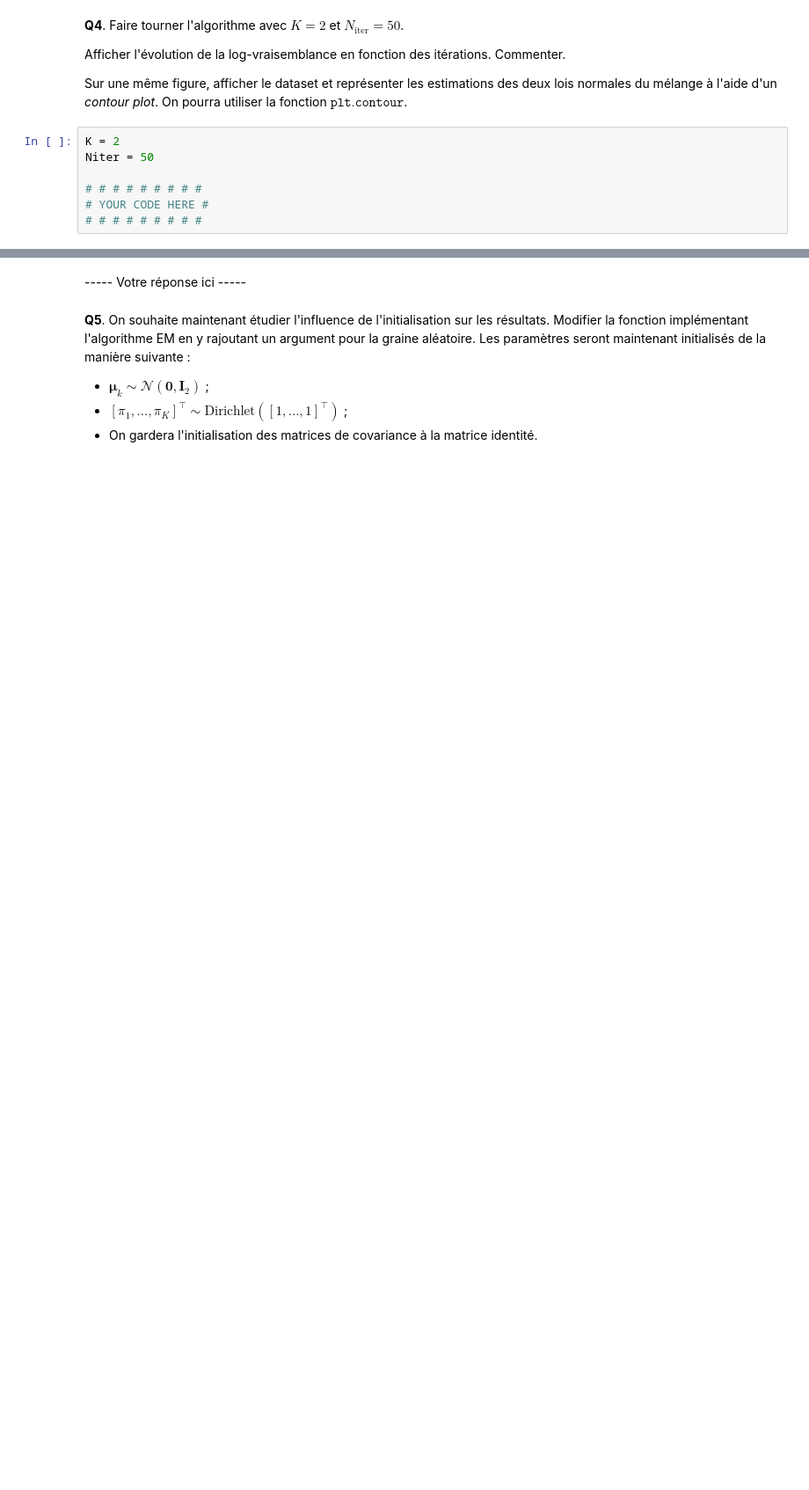
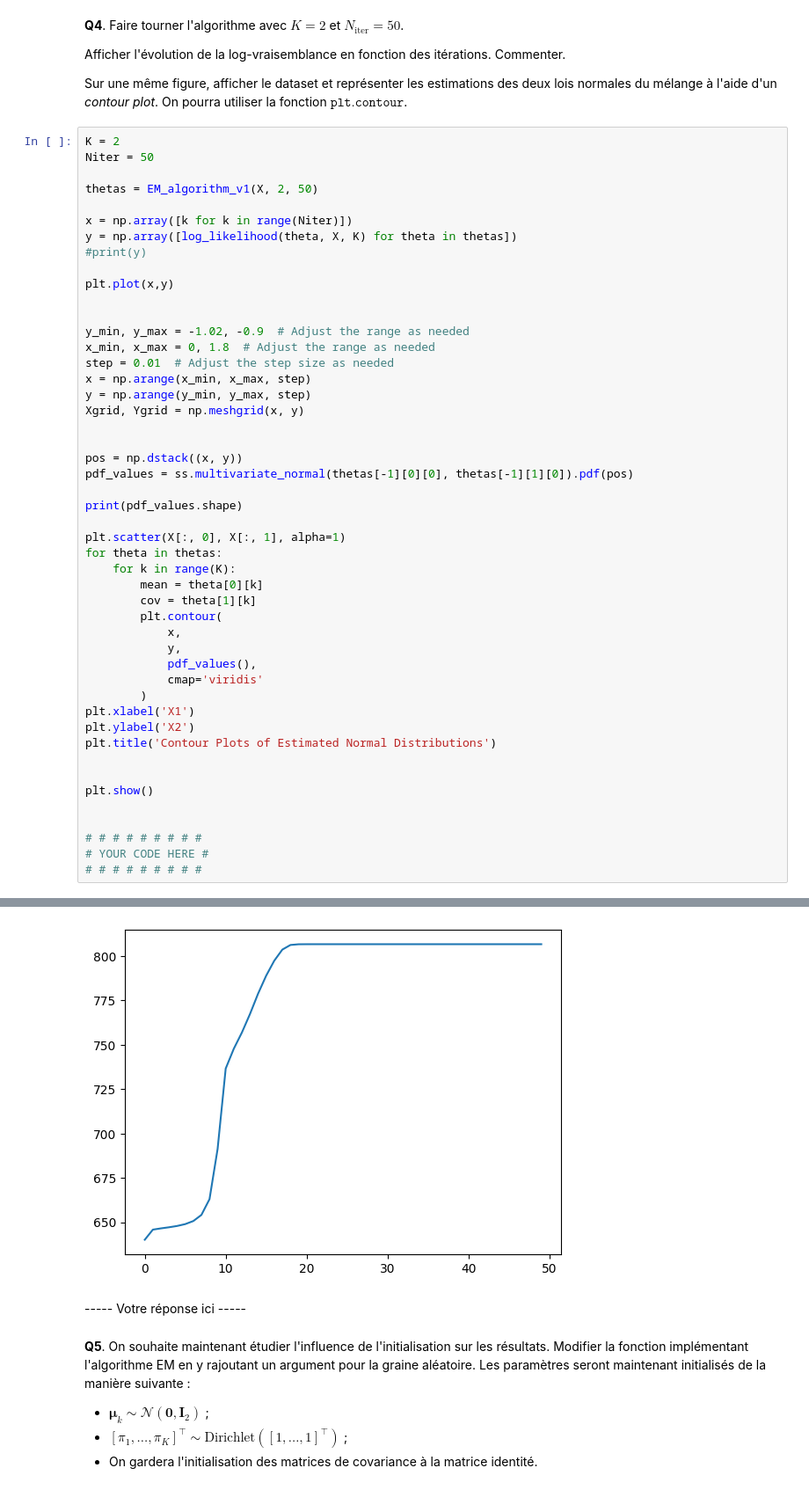
Before and after one commit to Ben1306/introduction_stats_sdia, a Jupyter notebook: tp1_stats.ipynb, the cells around one changed output, grey strips where cells are left out. Shown at 88% size. Saved outputs shown, nothing was run; the diff lists cells and outputs as text; blank space fills up the shorter version.

```diff
--- a/tp1_stats.ipynb
+++ b/tp1_stats.ipynb
@@ -119,6 +157,48 @@ Sur une même figure, afficher le dataset et représenter les estimations des de
 K = 2
 Niter = 50
 
+thetas = EM_algorithm_v1(X, 2, 50)
+
+x = np.array([k for k in range(Niter)])
+y = np.array([log_likelihood(theta, X, K) for theta in thetas])
+#print(y)
+
+plt.plot(x,y)
+
+
+y_min, y_max = -1.02, -0.9  # Adjust the range as needed
+x_min, x_max = 0, 1.8  # Adjust the range as needed
+step = 0.01  # Adjust the step size as needed
+x = np.arange(x_min, x_max, step)
+y = np.arange(y_min, y_max, step)
+Xgrid, Ygrid = np.meshgrid(x, y)
+
+
+pos = np.dstack((x, y))
+pdf_values = ss.multivariate_normal(thetas[-1][0][0], thetas[-1][1][0]).pdf(pos)
+
+print(pdf_values.shape)
+
+plt.scatter(X[:, 0], X[:, 1], alpha=1)
+for theta in thetas:
+    for k in range(K):
+        mean = theta[0][k]
+        cov = theta[1][k]
+        plt.contour(
+            x,
+            y,
+            pdf_values(),
+            cmap='viridis'
+        )
+plt.xlabel('X1')
+plt.ylabel('X2')
+plt.title('Contour Plots of Estimated Normal Distributions')
+
+
+plt.show()
+
+
 # # # # # # # # #
 # YOUR CODE HERE #
 # # # # # # # # #
+# %% [output]
@@ -125,3 +214,4 @@ Niter = 50
+[figure, added]
 # %% [markdown]
 ----- Votre réponse ici -----
 # %% [markdown]
```
Also changed, not shown: parts of 4 cells of this notebook.
